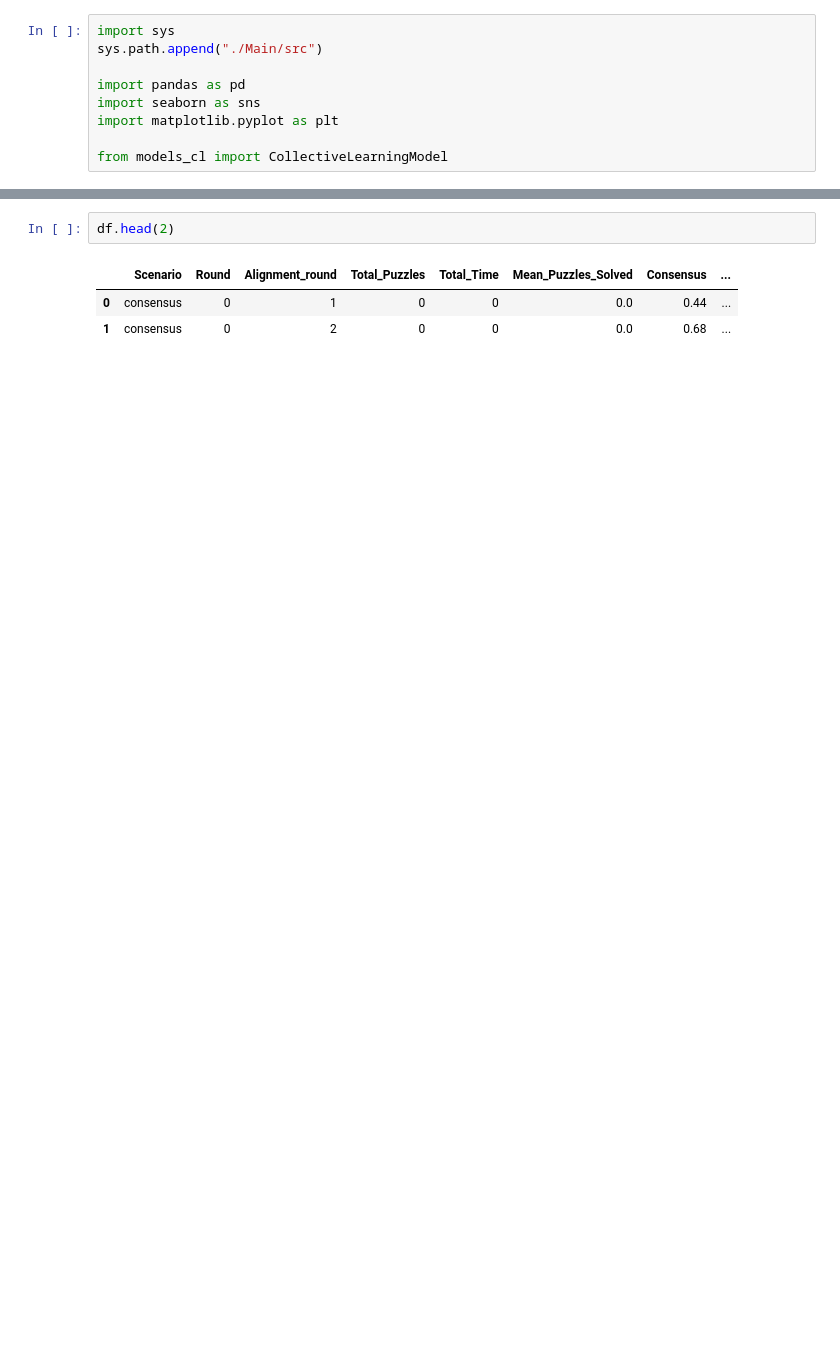
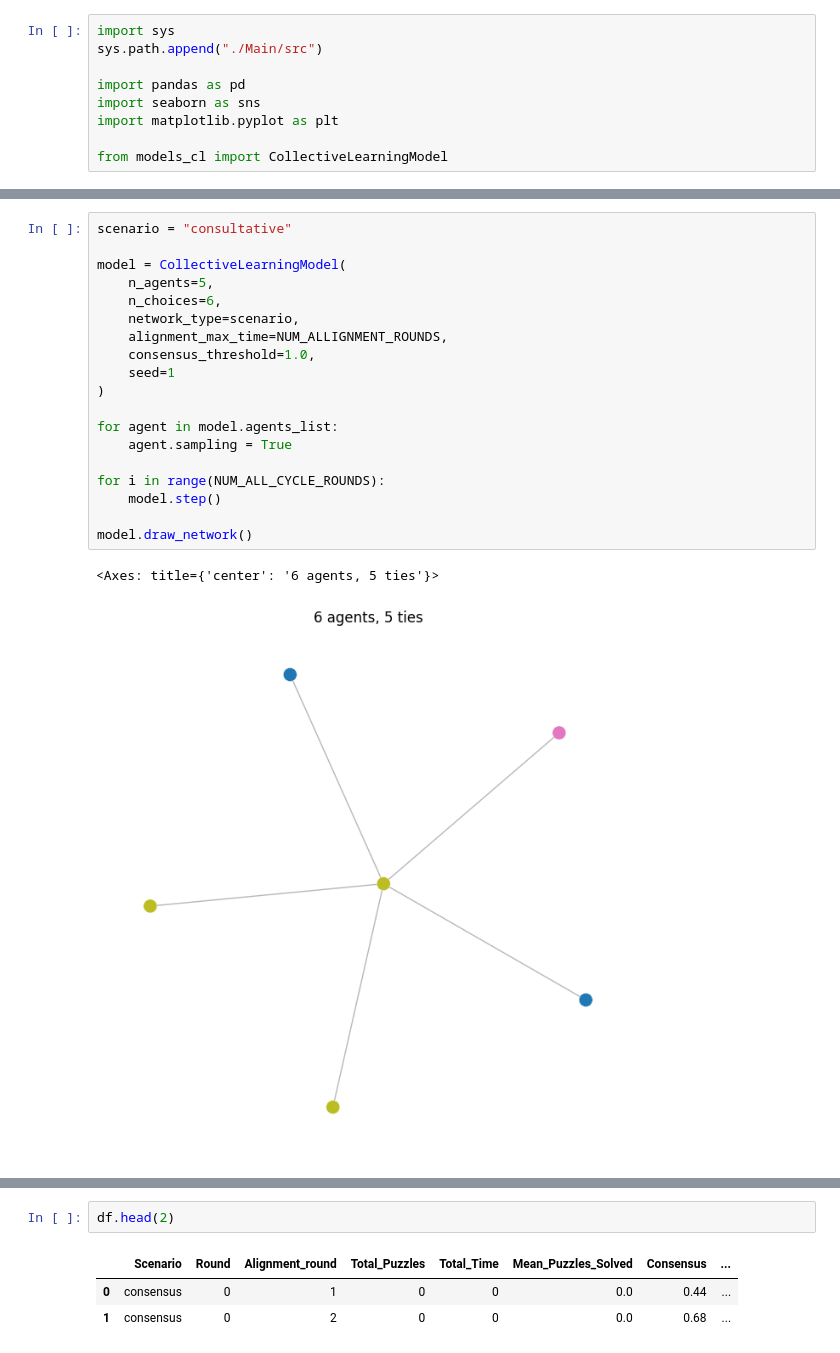
Before and after one commit to maxmalikov/Collective-Learning, a Jupyter notebook: Main/notebooks/alignmnet.ipynb, the cells around one changed output, grey strips where cells are left out. Saved outputs shown, nothing was run; the diff lists cells and outputs as text; blank space fills up the shorter version.

```diff
--- a/Main/notebooks/alignmnet.ipynb
+++ b/Main/notebooks/alignmnet.ipynb
@@ -9,0 +32,22 @@ from models_cl import CollectiveLearningModel
+# %%
+scenario = "consultative"
+
+model = CollectiveLearningModel(
+    n_agents=5,
+    n_choices=6,
+    network_type=scenario,
+    alignment_max_time=NUM_ALLIGNMENT_ROUNDS,
+    consensus_threshold=1.0,
+    seed=1
+)
+
+for agent in model.agents_list:
+    agent.sampling = True
+
+for i in range(NUM_ALL_CYCLE_ROUNDS):
+    model.step()
+
+model.draw_network()
+# %% [output]
+<Axes: title={'center': '6 agents, 5 ties'}>
+[figure, added]
```
Also changed, not shown: parts of 4 cells of this notebook, 4 other files.
